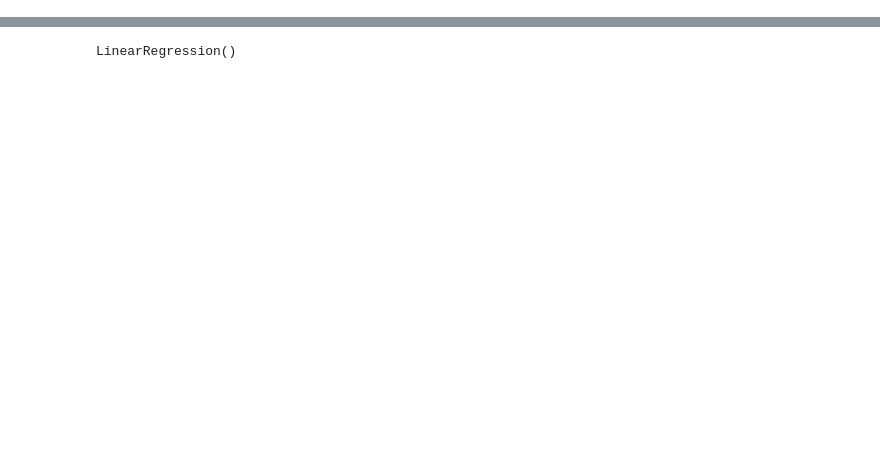
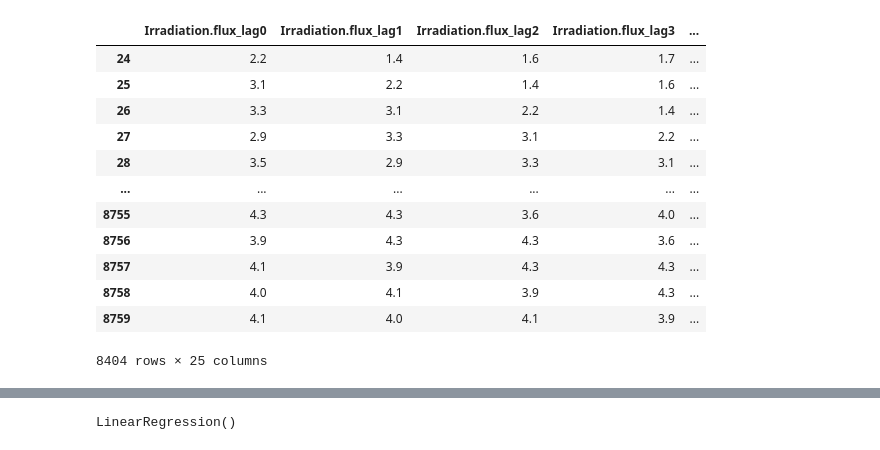
Before and after one commit to hajri94/Predictive-Model-for-Heat-Load-in-Buildings-Connected-to-District-Heating-Network, a Jupyter notebook: Test_Model_Building.ipynb, the cells around one changed output, grey strips where cells are left out. Drawn from its saved outputs; the diff is of its cells as text; code cells hidden in the pictures; blank space fills up the shorter version.

```diff
--- a/Test_Model_Building.ipynb
+++ b/Test_Model_Building.ipynb
@@ -33,8 +33,23 @@ L2=lagged2.dropna().astype(float)
 # %%
 # We create multiple Irradiation.flux lagged columns(we choose 24 lagged independent variables)
 lagged3 = pd.concat([df['Irradiation.flux'].shift(lag).rename('{}_lag{}'.format(df['Irradiation.flux'].name, lag)) for lag in range(25)], axis=1)
 # we convert the integers to float using astype fuction  and drop the the nan values usiing dropna function.
 L3=lagged3.dropna().astype(float)
+L3
+# %% [output]
+|  | Irradiation.flux_lag0 | Irradiation.flux_lag1 | Irradiation.flux_lag2 | Irradiation.flux_lag3 | ... |
+| 24 | 2.2 | 1.4 | 1.6 | 1.7 | ... |
+| 25 | 3.1 | 2.2 | 1.4 | 1.6 | ... |
+| 26 | 3.3 | 3.1 | 2.2 | 1.4 | ... |
+| 27 | 2.9 | 3.3 | 3.1 | 2.2 | ... |
+| 28 | 3.5 | 2.9 | 3.3 | 3.1 | ... |
+| ... | ... | ... | ... | ... | ... |
+| 8755 | 4.3 | 4.3 | 3.6 | 4.0 | ... |
+| 8756 | 3.9 | 4.3 | 4.3 | 3.6 | ... |
+| 8757 | 4.1 | 3.9 | 4.3 | 4.3 | ... |
+| 8758 | 4.0 | 4.1 | 3.9 | 4.3 | ... |
+| 8759 | 4.1 | 4.0 | 4.1 | 3.9 | ... |
+8404 rows × 25 columns
 # %%
 # Maximize the size of Column in google colab
 #(we resize the maximum number of columns in google colab to fit our dataframe)
```
Also changed, not shown: parts of 11 cells of this notebook.
